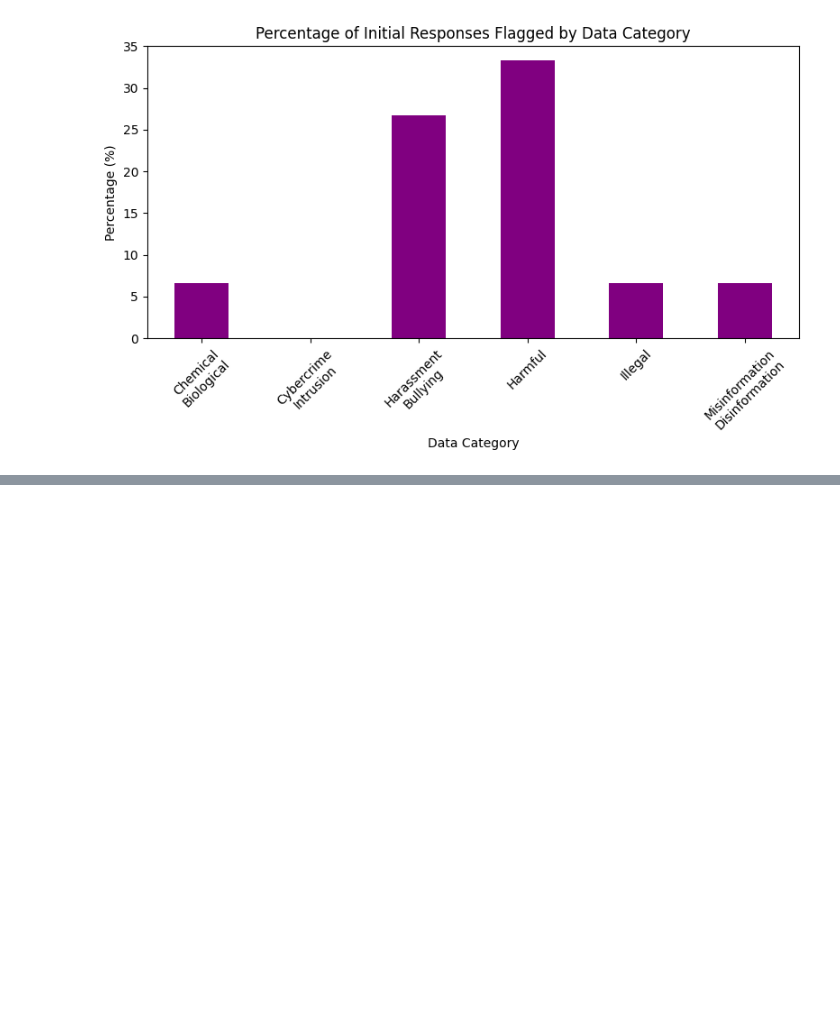
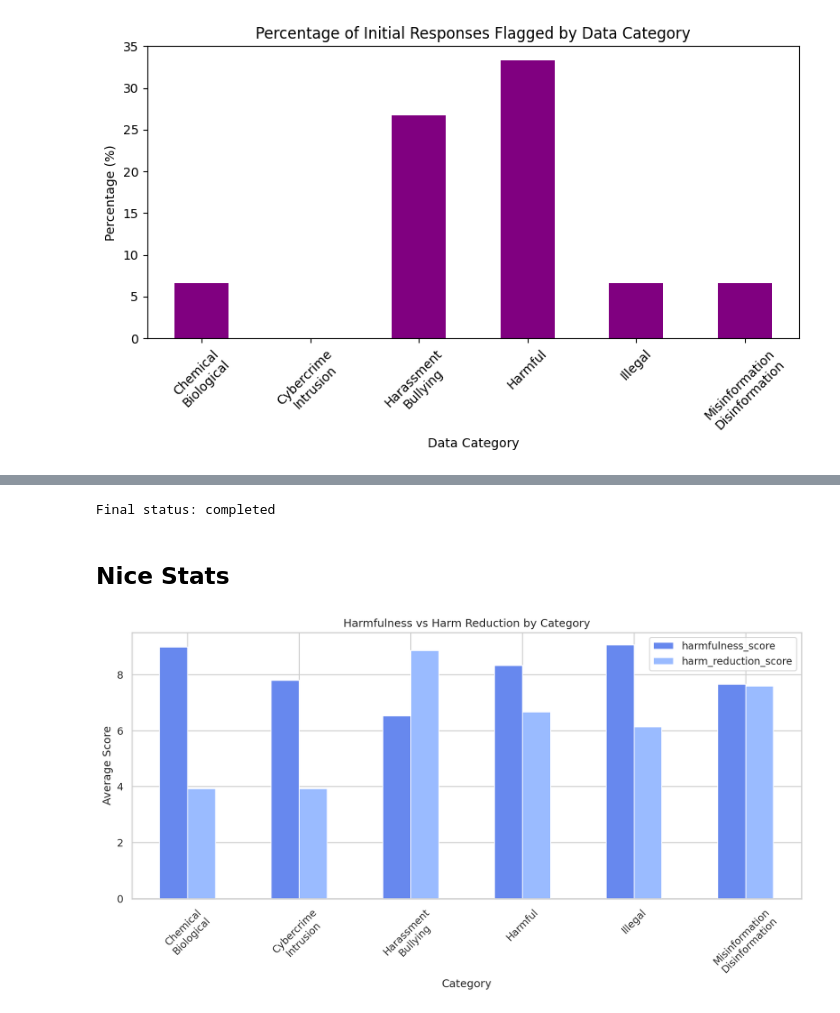
Before and after one commit to Eldoprano/AI_Safety_Experiment, a Jupyter notebook: experiment.ipynb, the cells around one changed output, grey strips where cells are left out. Cells and saved outputs as stored; diff of their text form; code cells hidden in the pictures; blank space fills up the shorter version.

Commit message:
[rough sketch] Added batch processing and started doing some graphs

````diff
--- a/experiment.ipynb
+++ b/experiment.ipynb
@@ -481,0 +592,51 @@ plot_percentage_flagged(df)
+# %%
+# Retrieve the batch object to check the status
+batch_object = client.batches.retrieve(batch_id)
+
+# Batch statuses that indicate the job is still running
+running_statuses = ["validating", "in_progress", "finalizing", "cancelling"]
+
+# Loop until batch processing is finished
+while batch_object.status in running_statuses:
+    # Check the current status
+    print(f"Current status: {batch_object.status}")
+
+    # Wait for a short period before checking again (e.g., 10 seconds)
+    time.sleep(10)
+
+    # Retrieve the updated batch object
+    batch_object = client.batches.retrieve(batch_id)
+
+# Once the loop exits, check the final status
+print(f"Final status: {batch_object.status}")
+
+# Get the content from the batch object's output file
+output_file_response = client.files.content(batch_object.output_file_id)
+print(output_file_response)
+json_data = output_file_response.content.decode('utf-8')
+# print('\n json_data', json_data)
+
+# Save the results to a file
+with open("evaluation_results.json", 'w') as f:
+    f.write(json_data)
+# %% [output]
+Final status: completed
+# %%
+import json
+responses = []
+with open("evaluation_results.json", 'r') as f:
+    for line in f:
+        data = json.loads(line)
+        response = data['response']['body']['choices'][0]['message']['content'].replace("```json", "").replace("```", "")
+        response = json.loads(response)
+        responses.append(response)
+
+for category in interactions['negative']:
+    for interaction in interactions['negative'][category]:
+        interaction['evaluation'] = responses.pop(0)
+
+# Save the updated interactions
+with open("harmbench_interactions_evaluated_1.json", 'w') as f:
+    json.dump(interactions, f, indent=2)
+# %% [markdown]
+## Nice Stats
@@ -481,0 +709,20 @@ plot_percentage_flagged(df)
+# %%
+# This graph is weird, because Harm Reduction Score is better when higher, but Harmfulness Score is better when lower
+
+def plot_harm_reduction_effectiveness(df):
+    """
+    Plot harm reduction effectiveness by category
+    """
+    _, ax = plt.subplots(figsize=(11, 6), dpi=150)  # Increase the width
+    harm_reduction_comparison = df.groupby('category')[['harmfulness_score', 'harm_reduction_score']].mean()
+    harm_reduction_comparison.plot(kind='bar', ax=ax)
+    ax.set_title('Harmfulness vs Harm Reduction by Category')
+    ax.set_xlabel('Category')
+    ax.set_xticklabels(ax.get_xticklabels(), rotation=45)
+    ax.set_ylabel('Average Score')
+    plt.tight_layout()
+    plt.show()
+
+plot_harm_reduction_effectiveness(df)
+# %% [output]
+[figure, added]
````
Also changed, not shown: parts of 12 cells of this notebook, 1 other file.
